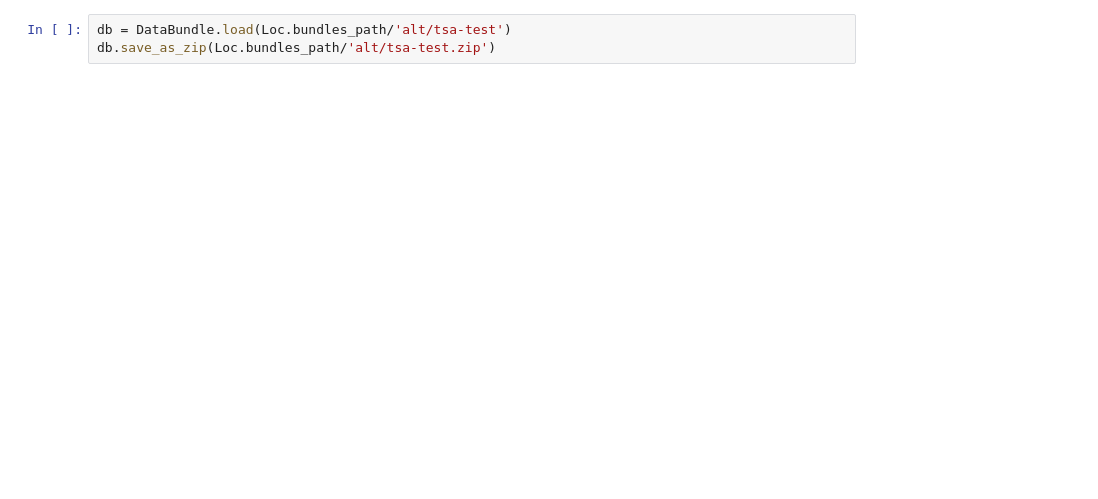
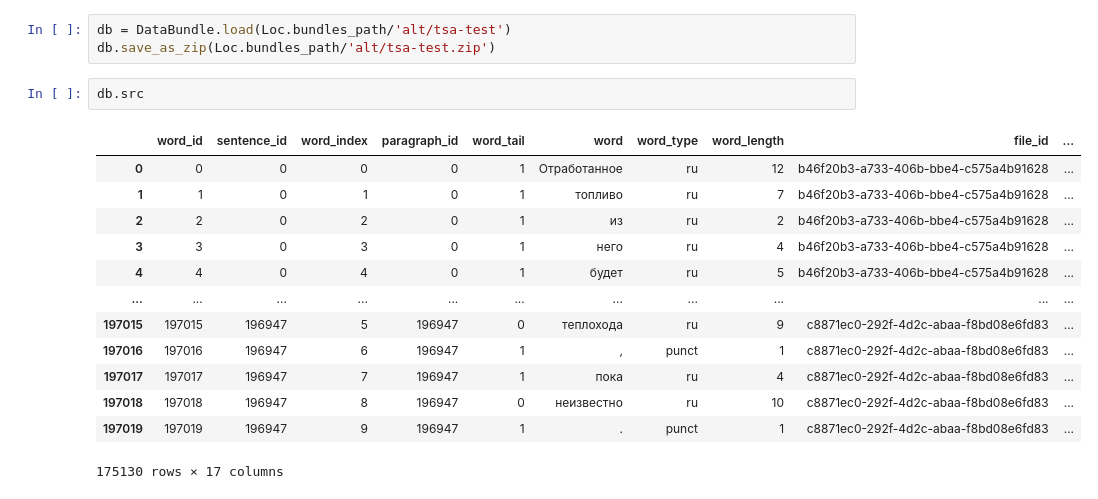
Before and after one commit to okulovsky/grammar_ru, a Jupyter notebook: tg/projects/alternative/TSA bundle.ipynb, the cells around one changed output. Cells and saved outputs as stored; diff of their text form; blank space fills up the shorter version.

```diff
--- a/tg/projects/alternative/TSA bundle.ipynb
+++ b/tg/projects/alternative/TSA bundle.ipynb
@@ -199,3 +203,19 @@ build_index('tsa-test')
 # %%
 db = DataBundle.load(Loc.bundles_path/'alt/tsa-test')
 db.save_as_zip(Loc.bundles_path/'alt/tsa-test.zip')
+# %%
+db.src
+# %% [output]
+|  | word_id | sentence_id | word_index | paragraph_id | word_tail | word | word_type | word_length | file_id | ... |
+| 0 | 0 | 0 | 0 | 0 | 1 | Отработанное | ru | 12 | b46f20b3-a733-406b-bbe4-c575a4b91628 | ... |
+| 1 | 1 | 0 | 1 | 0 | 1 | топливо | ru | 7 | b46f20b3-a733-406b-bbe4-c575a4b91628 | ... |
+| 2 | 2 | 0 | 2 | 0 | 1 | из | ru | 2 | b46f20b3-a733-406b-bbe4-c575a4b91628 | ... |
+| 3 | 3 | 0 | 3 | 0 | 1 | него | ru | 4 | b46f20b3-a733-406b-bbe4-c575a4b91628 | ... |
+| 4 | 4 | 0 | 4 | 0 | 1 | будет | ru | 5 | b46f20b3-a733-406b-bbe4-c575a4b91628 | ... |
+| ... | ... | ... | ... | ... | ... | ... | ... | ... | ... | ... |
+| 197015 | 197015 | 196947 | 5 | 196947 | 0 | теплохода | ru | 9 | c8871ec0-292f-4d2c-abaa-f8bd08e6fd83 | ... |
+| 197016 | 197016 | 196947 | 6 | 196947 | 1 | , | punct | 1 | c8871ec0-292f-4d2c-abaa-f8bd08e6fd83 | ... |
+| 197017 | 197017 | 196947 | 7 | 196947 | 1 | пока | ru | 4 | c8871ec0-292f-4d2c-abaa-f8bd08e6fd83 | ... |
+| 197018 | 197018 | 196947 | 8 | 196947 | 0 | неизвестно | ru | 10 | c8871ec0-292f-4d2c-abaa-f8bd08e6fd83 | ... |
+| 197019 | 197019 | 196947 | 9 | 196947 | 1 | . | punct | 1 | c8871ec0-292f-4d2c-abaa-f8bd08e6fd83 | ... |
+175130 rows × 17 columns
```
Also changed, not shown: parts of 9 cells of this notebook, 1 other file.
